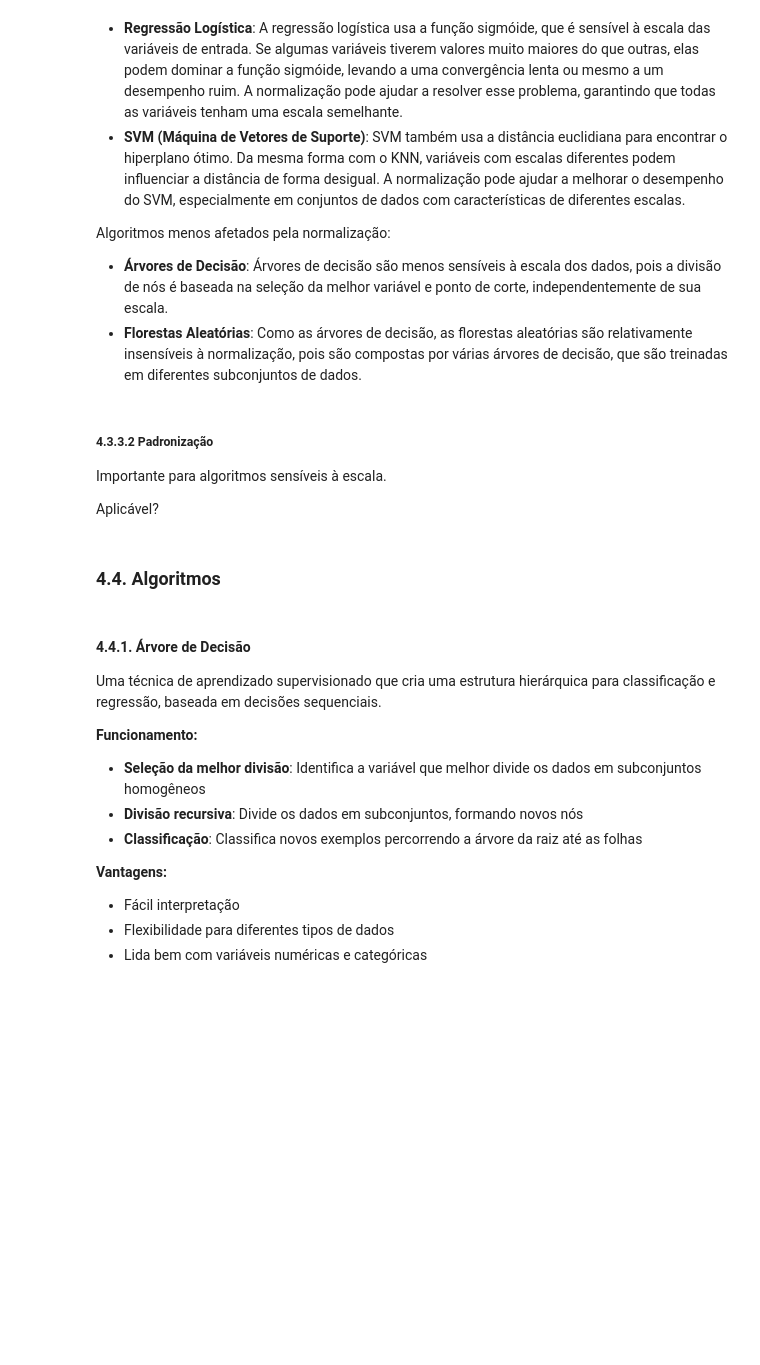
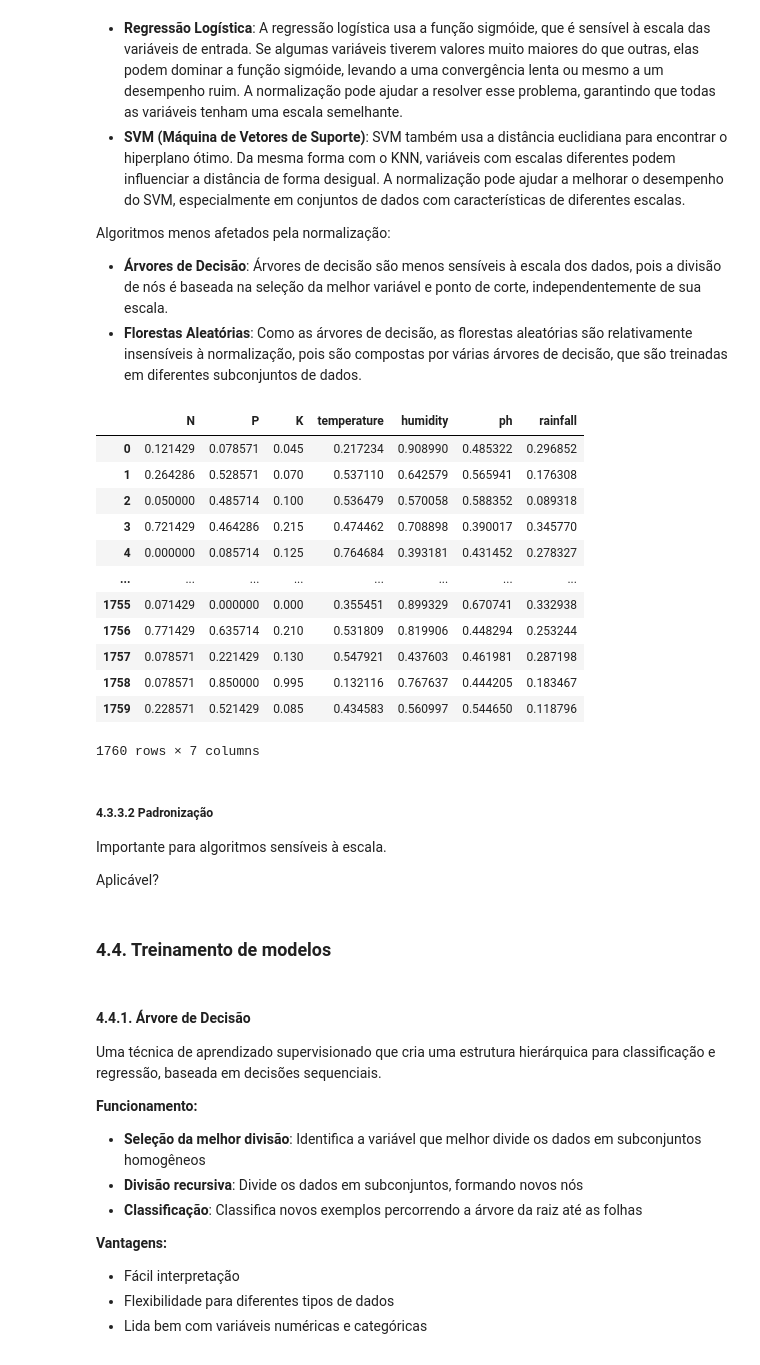
Before and after one commit to luisfuturist/activity-fiap-ai-p3a4, a Jupyter notebook: LuisFillipeEmidio_RM559976_fase3_cap14.ipynb, the cells around one changed output. Drawn from its saved outputs; the diff is of its cells as text; code cells hidden in the pictures; blank space fills up the shorter version.

Commit message:
fix: códigos de treino e avaliação dos modelos

```diff
--- a/LuisFillipeEmidio_RM559976_fase3_cap14.ipynb
+++ b/LuisFillipeEmidio_RM559976_fase3_cap14.ipynb
@@ -471,10 +639,8 @@ Tratamento de dados ausentes, duplicados e inconsistências.
 ##### 4.4.3.2 Transformação de Variáveis Categóricas
 # %%
 # Gerar label-encoding para a variável categórica 'label'
+le = LabelEncoder()
+df['label_encoded'] = le.fit_transform(df['label'])
 
-df_label = df['label']
-
-le = LabelEncoder()
-df_label = le.fit_transform(df_label)
-
-print(df_label)
+df_labels = df[['label', 'label_encoded']]
+df_labels
@@ -484,8 +678,8 @@ df_features
 # %% [markdown]
 #### 4.3.2 Divisão dos dados
 # %%
-# 30% dos dados para teste
-df_train, df_test, df_train_label, df_test_label = train_test_split(df_features, df_label, test_size=0.4, random_state=42)
+# 20% dos dados para teste
+df_features_train, df_features_test, df_labels_train, df_labels_test = train_test_split(df_features, df_labels, test_size=0.2, random_state=42)
 
-print("Quantidade de linhas no dataset de treino: ", df_train.shape[0])
-print("Quantidade de linhas no dataset de teste: ", df_test.shape[0])
+print("Quantidade de linhas no dataset de treino: ", df_features_train.shape[0])
+print("Quantidade de linhas no dataset de teste: ", df_features_test.shape[0])
@@ -518,3 +728,36 @@ df_train_scaled
+# %%
+# Initialize the MinMaxScaler
+scaler = MinMaxScaler()
+
+# Fit the scaler to the features data
+scaler.fit(df_features_train)
+
+# Transform the features train data
+scaled_train = scaler.transform(df_features_train)
+# Convert the scaled data back to a DataFrame
+df_scaled_train = pd.DataFrame(scaled_train, columns=df_features.columns)
+
+# Transform the features test data
+scaled_test = scaler.transform(df_features_test)
+# Convert the scaled data back to a DataFrame
+df_scaled_test = pd.DataFrame(scaled_test, columns=df_features.columns)
+
+# Display the first few rows of the scaled data
+df_scaled_train
+# %% [output]
+|  | N | P | K | temperature | humidity | ph | rainfall |
+| 0 | 0.121429 | 0.078571 | 0.045 | 0.217234 | 0.908990 | 0.485322 | 0.296852 |
+| 1 | 0.264286 | 0.528571 | 0.070 | 0.537110 | 0.642579 | 0.565941 | 0.176308 |
+| 2 | 0.050000 | 0.485714 | 0.100 | 0.536479 | 0.570058 | 0.588352 | 0.089318 |
+| 3 | 0.721429 | 0.464286 | 0.215 | 0.474462 | 0.708898 | 0.390017 | 0.345770 |
+| 4 | 0.000000 | 0.085714 | 0.125 | 0.764684 | 0.393181 | 0.431452 | 0.278327 |
+| ... | ... | ... | ... | ... | ... | ... | ... |
+| 1755 | 0.071429 | 0.000000 | 0.000 | 0.355451 | 0.899329 | 0.670741 | 0.332938 |
+| 1756 | 0.771429 | 0.635714 | 0.210 | 0.531809 | 0.819906 | 0.448294 | 0.253244 |
+| 1757 | 0.078571 | 0.221429 | 0.130 | 0.547921 | 0.437603 | 0.461981 | 0.287198 |
+| 1758 | 0.078571 | 0.850000 | 0.995 | 0.132116 | 0.767637 | 0.444205 | 0.183467 |
+| 1759 | 0.228571 | 0.521429 | 0.085 | 0.434583 | 0.560997 | 0.544650 | 0.118796 |
+1760 rows × 7 columns
 # %% [markdown]
 ##### 4.3.3.2 Padronização
 
@@ -522,7 +765,7 @@ Importante para algoritmos sensíveis à escala.
 
 Aplicável?
 # %% [markdown]
-### 4.4. Algoritmos
+### 4.4. Treinamento de modelos
 # %% [markdown]
 #### 4.4.1. Árvore de Decisão
 
```
Also changed, not shown: parts of 57 cells of this notebook.
